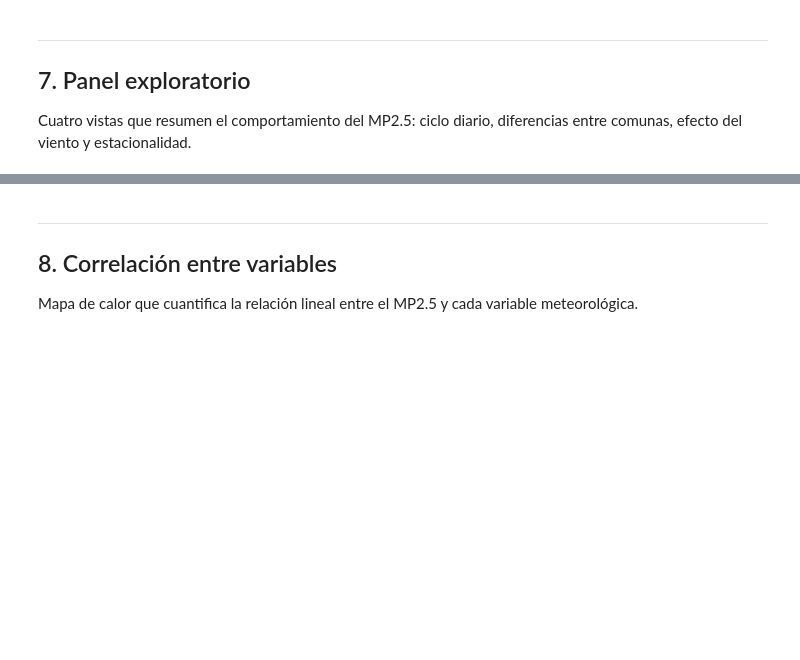
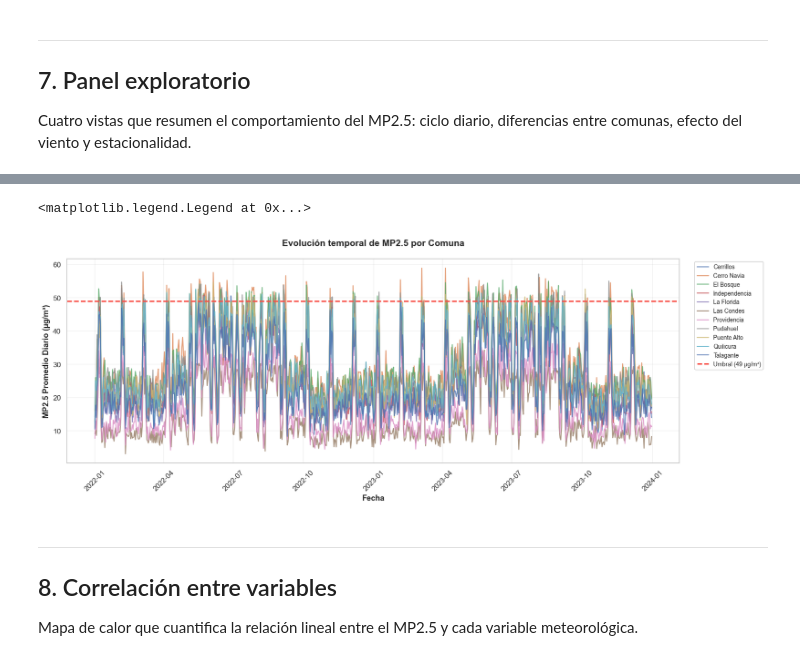
Before and after one commit to Rfcha/abp_cienciadatos, a Jupyter notebook: F3-calidad-aire-santiago/notebooks/01_exploracion.ipynb, the cells around one changed output, grey strips where cells are left out. Drawn from its saved outputs; the diff is of its cells as text; code cells hidden in the pictures; blank space fills up the shorter version.

```diff
--- a/F3-calidad-aire-santiago/notebooks/01_exploracion.ipynb
+++ b/F3-calidad-aire-santiago/notebooks/01_exploracion.ipynb
@@ -290,3 +401,35 @@ plt.show()
+# %%
+# Gráfico de evolución temporal de MP2.5 por comuna
+fig, ax = plt.subplots(figsize=(14, 6))
+
+# Obtener lista única de comunas
+comunas = mp25_diario['comuna'].unique()
+
+# Plotear una línea por cada comuna
+for comuna in sorted(comunas):
+    datos_comuna = mp25_diario[mp25_diario['comuna'] == comuna].sort_values('solo_fecha')
+    ax.plot(
+        datos_comuna['solo_fecha'],
+        datos_comuna['MP2.5_promedio_diario'],
+        label=comuna,
+        linewidth=1.5,
+        alpha=0.8
+    )
+
+# Añadir línea de umbral
+ax.axhline(UMBRAL25, color=COL['alerta'], linestyle='--', linewidth=2, label=f'Umbral ({UMBRAL25} µg/m³)')
+
+ax.set_xlabel('Fecha', fontsize=12, fontweight='bold')
+ax.set_ylabel('MP2.5 Promedio Diario (µg/m³)', fontsize=12, fontweight='bold')
+ax.set_title('Evolución temporal de MP2.5 por Comuna', fontsize=14, fontweight='bold', pad=20)
+ax.legend(loc='upper left', fontsize=9, ncol=2, framealpha=0.95)
+ax.grid(True, alpha=0.3)
+plt.xticks(rotation=45)
+plt.tight_layout()
+ax.legend(loc='upper left', bbox_to_anchor=(1.02, 1), fontsize=9, ncol=1, framealpha=0.95)
+# %% [output]
+<matplotlib.legend.Legend at 0x...>
+[figure, added]
 # %% [markdown]
 ---
 ## 8. Correlaci&oacute;n entre variables
```
Also changed, not shown: parts of 15 cells of this notebook.
